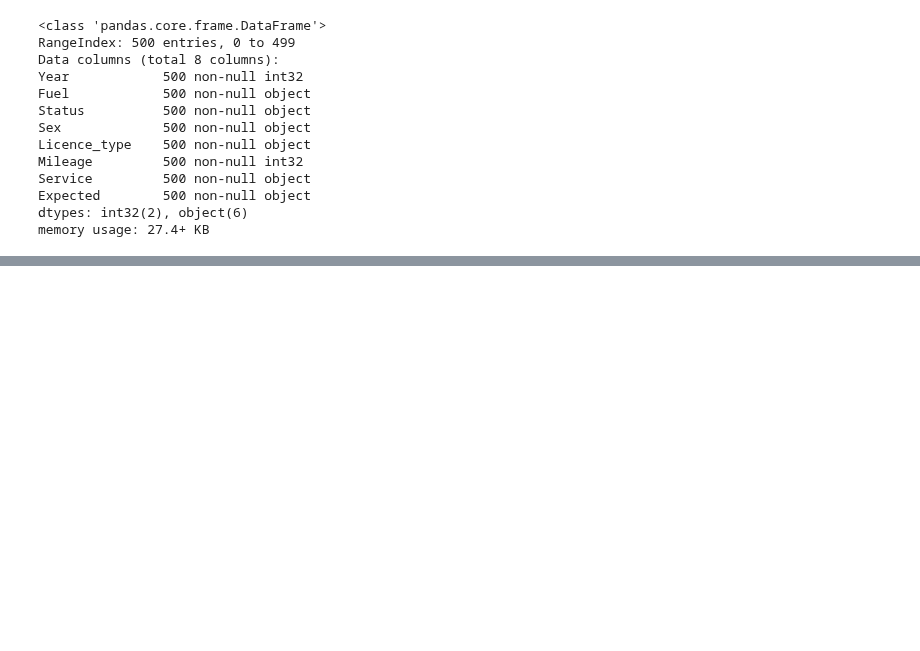
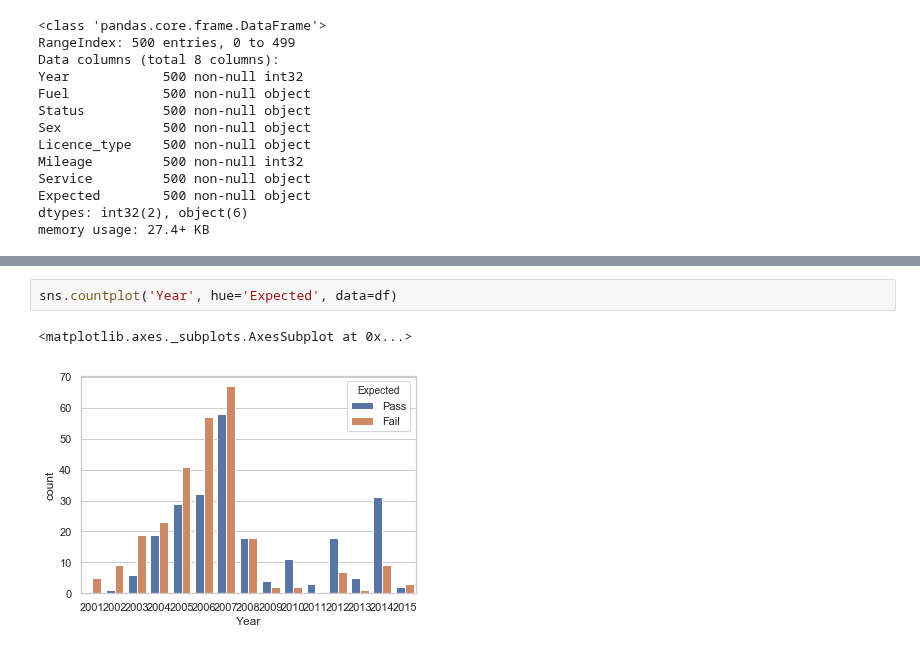
Before and after one commit to bexiturley/Programming-for-Data-Analysis-Project-2019, a Jupyter notebook: Last attempt.ipynb, the cells around one changed output, grey strips where cells are left out. Cells and saved outputs as stored; diff of their text form; blank space fills up the shorter version.

Commit message:
Expected plots

```diff
--- a/Last attempt.ipynb
+++ b/Last attempt.ipynb
@@ -590,0 +612,5 @@ plt.show()
+# %%
+sns.countplot('Year', hue='Expected', data=df)
+# %% [output]
+<matplotlib.axes._subplots.AxesSubplot at 0x...>
+[figure, added]
```
Also changed, not shown: parts of 31 cells of this notebook.
